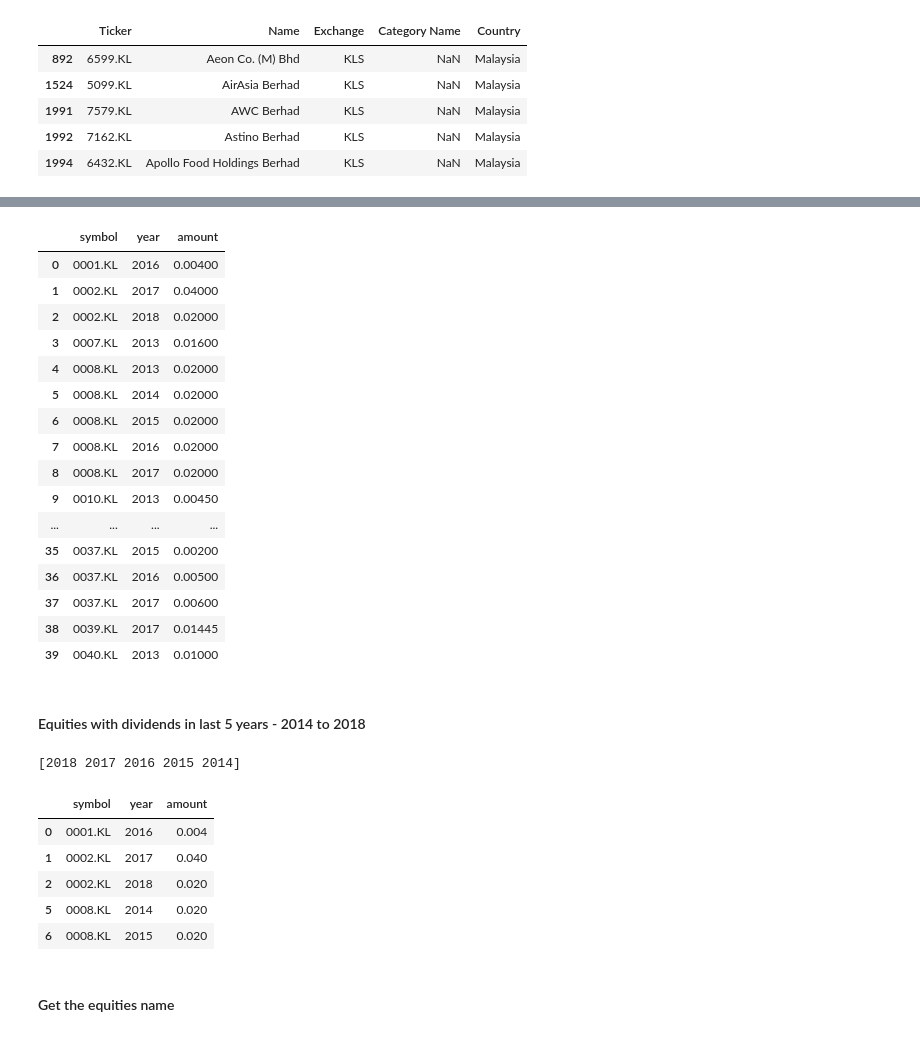
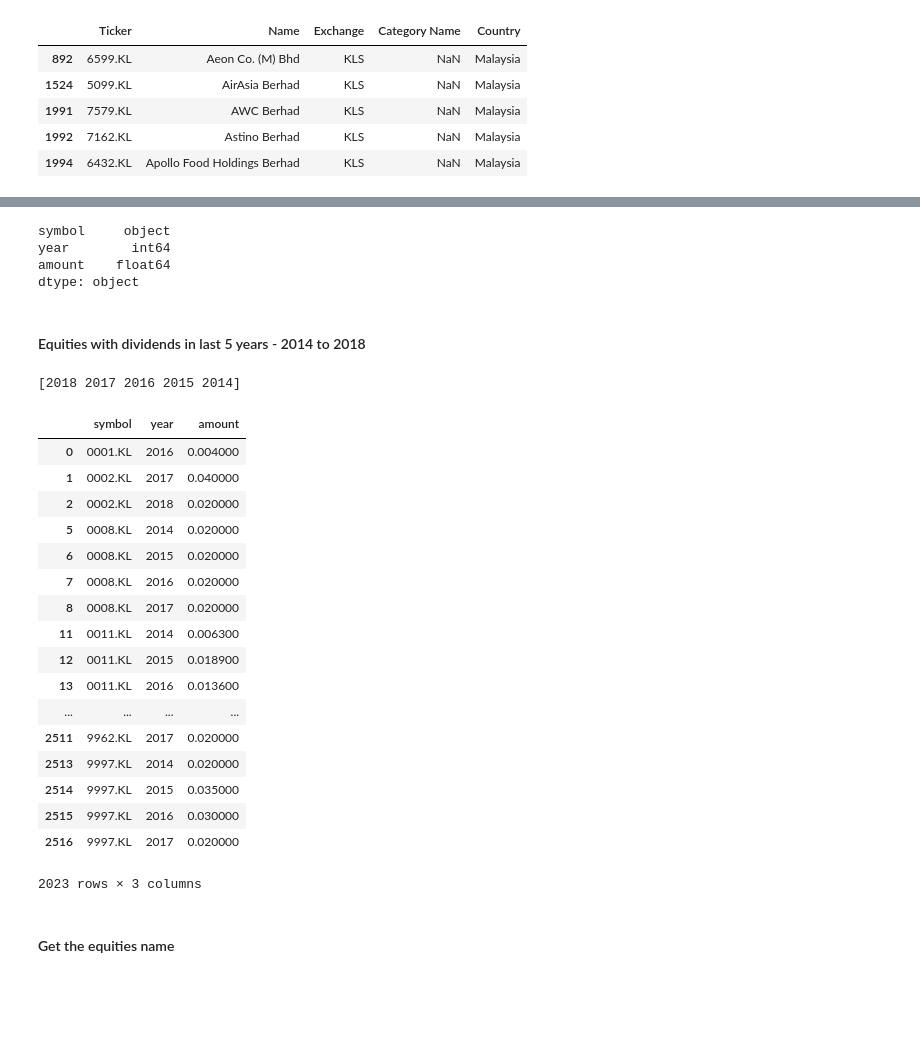
Before and after one commit to mengwangk/ai-playground, a Jupyter notebook: notebook/myInvestor-toolkit.ipynb, the cells around one changed output, grey strips where cells are left out. Saved outputs shown, nothing was run; the diff lists cells and outputs as text; code cells hidden in the pictures; blank space fills up the shorter version.

```diff
--- a/notebook/myInvestor-toolkit.ipynb
+++ b/notebook/myInvestor-toolkit.ipynb
@@ -135,47 +132,47 @@ df_kls_dividends.head(10)
 # %%
 df_div_summary = df_kls_dividends.groupby(['symbol','year']).agg({'amount': np.sum})
 df_div_summary = df_div_summary.reset_index()
-df_div_summary.head(40)
+df_div_summary.dtypes
 # %% [output]
-|  | symbol | year | amount |
-| 0 | 0001.KL | 2016 | 0.00400 |
-| 1 | 0002.KL | 2017 | 0.04000 |
-| 2 | 0002.KL | 2018 | 0.02000 |
-| 3 | 0007.KL | 2013 | 0.01600 |
-| 4 | 0008.KL | 2013 | 0.02000 |
-| 5 | 0008.KL | 2014 | 0.02000 |
-| 6 | 0008.KL | 2015 | 0.02000 |
-| 7 | 0008.KL | 2016 | 0.02000 |
-| 8 | 0008.KL | 2017 | 0.02000 |
-| 9 | 0010.KL | 2013 | 0.00450 |
-| ... | ... | ... | ... |
-| 35 | 0037.KL | 2015 | 0.00200 |
-| 36 | 0037.KL | 2016 | 0.00500 |
-| 37 | 0037.KL | 2017 | 0.00600 |
-| 38 | 0039.KL | 2017 | 0.01445 |
-| 39 | 0040.KL | 2013 | 0.01000 |
+symbol     object
+year        int64
+amount    float64
+dtype: object
 # %% [markdown]
 #### Equities with dividends in last 5 years - 2014 to 2018
 # %%
 #df_div_summary.columns.tolist()
+import datetime as dt
 now = dt.datetime.now()
 current_year = now.year
 
 # Past 5 years, not incluing current year
 last_5_years = np.arange(current_year, current_year-5, -1)
 print(last_5_years)
 
 df_good_equities = df_div_summary.where(df_div_summary['year'].isin(last_5_years)).dropna()
 df_good_equities.year = df_good_equities.year.astype(int)
-df_good_equities.head()
+df_good_equities
 # %% [output]
 [2018 2017 2016 2015 2014]
 |  | symbol | year | amount |
-| 0 | 0001.KL | 2016 | 0.004 |
-| 1 | 0002.KL | 2017 | 0.040 |
-| 2 | 0002.KL | 2018 | 0.020 |
-| 5 | 0008.KL | 2014 | 0.020 |
-| 6 | 0008.KL | 2015 | 0.020 |
+| 0 | 0001.KL | 2016 | 0.004000 |
+| 1 | 0002.KL | 2017 | 0.040000 |
+| 2 | 0002.KL | 2018 | 0.020000 |
+| 5 | 0008.KL | 2014 | 0.020000 |
+| 6 | 0008.KL | 2015 | 0.020000 |
+| 7 | 0008.KL | 2016 | 0.020000 |
+| 8 | 0008.KL | 2017 | 0.020000 |
+| 11 | 0011.KL | 2014 | 0.006300 |
+| 12 | 0011.KL | 2015 | 0.018900 |
+| 13 | 0011.KL | 2016 | 0.013600 |
+| ... | ... | ... | ... |
+| 2511 | 9962.KL | 2017 | 0.020000 |
+| 2513 | 9997.KL | 2014 | 0.020000 |
+| 2514 | 9997.KL | 2015 | 0.035000 |
+| 2515 | 9997.KL | 2016 | 0.030000 |
+| 2516 | 9997.KL | 2017 | 0.020000 |
+2023 rows × 3 columns
 # %% [markdown]
 #### Get the equities name
 # %%
```
Also changed, not shown: parts of 15 cells of this notebook, 1 other file.
